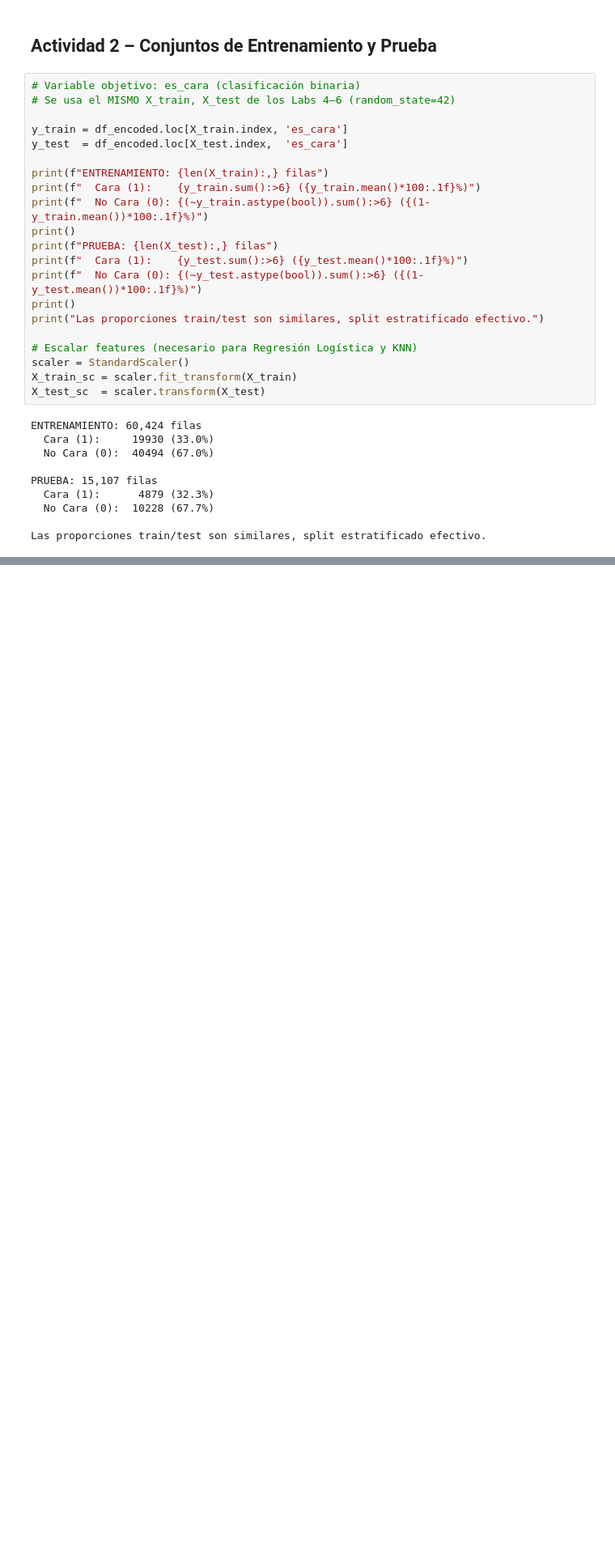
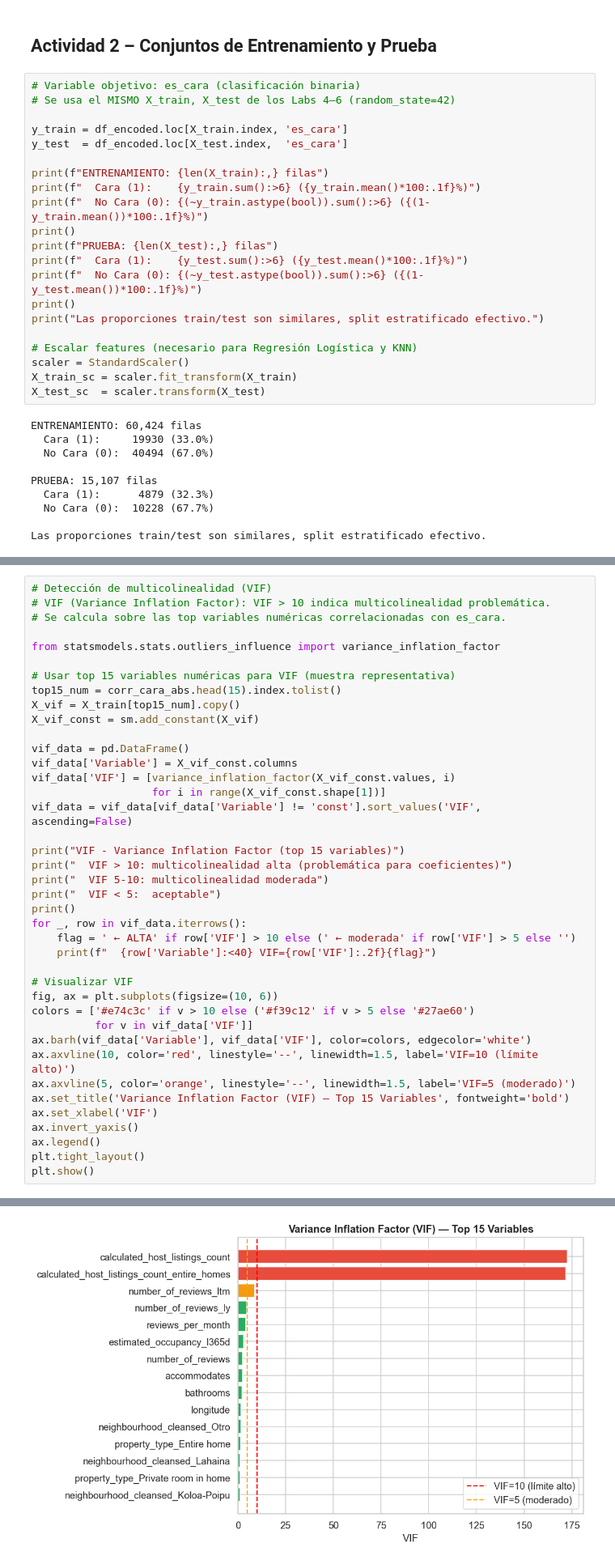
Before and after one commit to Branuvg/lab4_mineria, a Jupyter notebook: lab7.ipynb, the cells around one changed output, grey strips where cells are left out. Shown at 81% size. Drawn from its saved outputs; the diff is of its cells as text; blank space fills up the shorter version.

```diff
--- a/lab7.ipynb
+++ b/lab7.ipynb
@@ -169,0 +228,41 @@ Las proporciones train/test son similares, split estratificado efectivo.
+# %%
+# Detección de multicolinealidad (VIF)
+# VIF (Variance Inflation Factor): VIF > 10 indica multicolinealidad problemática.
+# Se calcula sobre las top variables numéricas correlacionadas con es_cara.
+
+from statsmodels.stats.outliers_influence import variance_inflation_factor
+
+# Usar top 15 variables numéricas para VIF (muestra representativa)
+top15_num = corr_cara_abs.head(15).index.tolist()
+X_vif = X_train[top15_num].copy()
+X_vif_const = sm.add_constant(X_vif)
+
+vif_data = pd.DataFrame()
+vif_data['Variable'] = X_vif_const.columns
+vif_data['VIF'] = [variance_inflation_factor(X_vif_const.values, i)
+                   for i in range(X_vif_const.shape[1])]
+vif_data = vif_data[vif_data['Variable'] != 'const'].sort_values('VIF', ascending=False)
+
+print("VIF - Variance Inflation Factor (top 15 variables)")
+print("  VIF > 10: multicolinealidad alta (problemática para coeficientes)")
+print("  VIF 5-10: multicolinealidad moderada")
+print("  VIF < 5:  aceptable")
+print()
+for _, row in vif_data.iterrows():
+    flag = ' ← ALTA' if row['VIF'] > 10 else (' ← moderada' if row['VIF'] > 5 else '')
+    print(f"  {row['Variable']:<40} VIF={row['VIF']:.2f}{flag}")
+
+# Visualizar VIF
+fig, ax = plt.subplots(figsize=(10, 6))
+colors = ['#e74c3c' if v > 10 else ('#f39c12' if v > 5 else '#27ae60')
+          for v in vif_data['VIF']]
+ax.barh(vif_data['Variable'], vif_data['VIF'], color=colors, edgecolor='white')
+ax.axvline(10, color='red', linestyle='--', linewidth=1.5, label='VIF=10 (límite alto)')
+ax.axvline(5, color='orange', linestyle='--', linewidth=1.5, label='VIF=5 (moderado)')
+ax.set_title('Variance Inflation Factor (VIF) — Top 15 Variables', fontweight='bold')
+ax.set_xlabel('VIF')
+ax.invert_yaxis()
+ax.legend()
+plt.tight_layout()
+plt.show()
+# %% [output]
@@ -169,0 +289 @@ Las proporciones train/test son similares, split estratificado efectivo.
+[figure, added]
```
Also changed, not shown: parts of 4 cells of this notebook.
